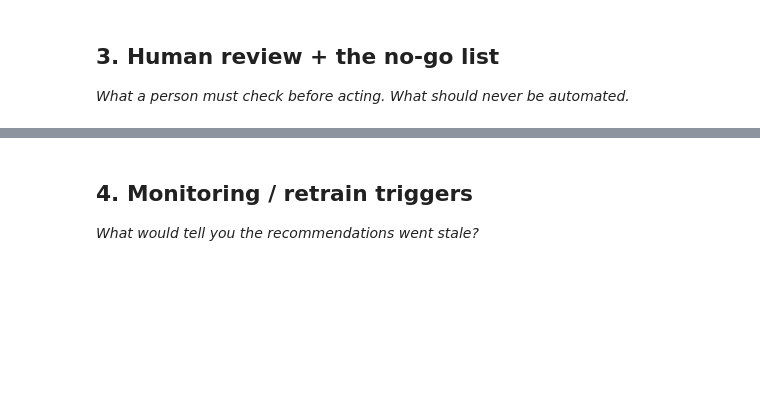
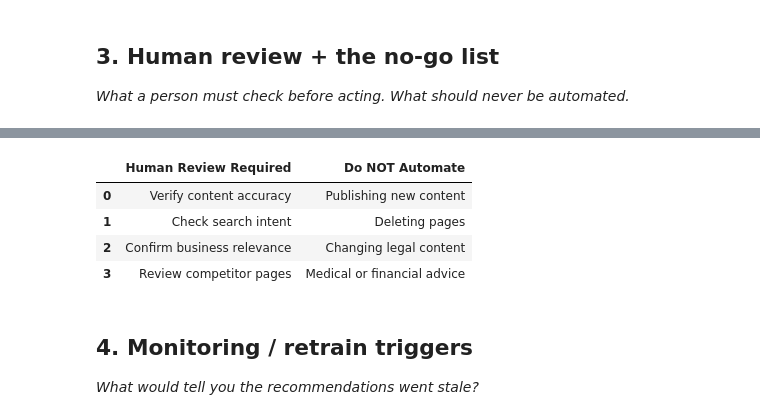
Before and after one commit to fmarryam70-ux/flyrank-ml-internship, a Jupyter notebook: work/notebooks/w07_action_playbook.ipynb, the cells around one changed output, grey strips where cells are left out. Drawn from its saved outputs; the diff is of its cells as text; code cells hidden in the pictures; blank space fills up the shorter version.

```diff
--- a/work/notebooks/w07_action_playbook.ipynb
+++ b/work/notebooks/w07_action_playbook.ipynb
@@ -21,3 +95,26 @@ This skeleton is yours to fill. Work the sections **in order** — each one has
+# %%
+review = pd.DataFrame({
+    "Human Review Required":[
+        "Verify content accuracy",
+        "Check search intent",
+        "Confirm business relevance",
+        "Review competitor pages"
+    ],
+    "Do NOT Automate":[
+        "Publishing new content",
+        "Deleting pages",
+        "Changing legal content",
+        "Medical or financial advice"
+    ]
+})
+
+review
+# %% [output]
+|  | Human Review Required | Do NOT Automate |
+| 0 | Verify content accuracy | Publishing new content |
+| 1 | Check search intent | Deleting pages |
+| 2 | Confirm business relevance | Changing legal content |
+| 3 | Review competitor pages | Medical or financial advice |
 # %% [markdown]
 ## 4. Monitoring / retrain triggers
 
```
Also changed, not shown: parts of 10 cells of this notebook.
